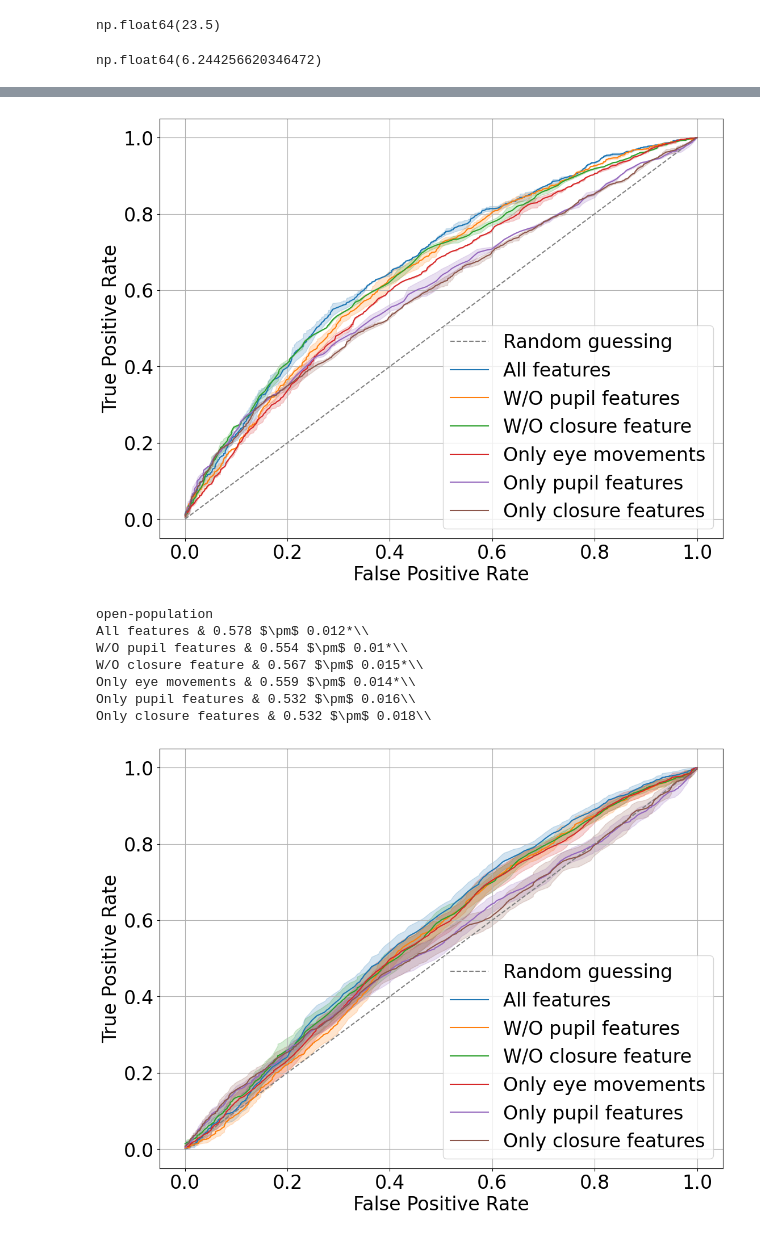
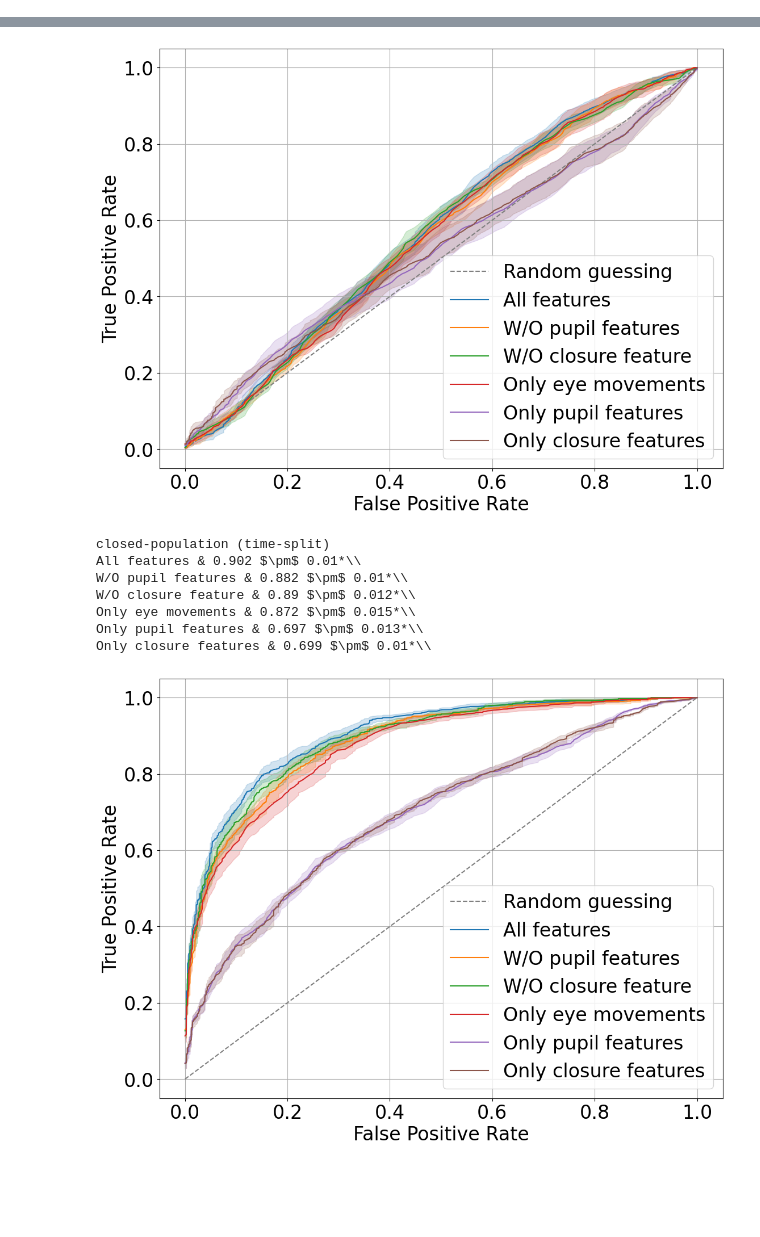
Before and after one commit to aeye-lab/etra-potsdam-binge-pvt, a Jupyter notebook: plot_results_pupilcore.ipynb, the cells around one changed output, grey strips where cells are left out. Saved outputs shown, nothing was run; the diff lists cells and outputs as text; code cells hidden in the pictures; blank space fills up the shorter version.

```diff
--- a/plot_results_pupilcore.ipynb
+++ b/plot_results_pupilcore.ipynb
@@ -120,12 +17,9 @@ result_dir = 'results/'
 plot_dir = 'plots/'
 data_dir = 'data/'
 window_size = 60000
-window_sizes = [10000, 30000, 60000, 120000]
 stride = window_size
 detection_method = 'idt'
-detection_methods = ['idt','ivt', 'microsaccades']
 bac_threshold = 0.0
-bac_thresholds = [0.0, 0.01, 0.02, 0.03]
 data_source = 'pupilcore'
 feature_sets = ['all', 'pupil', 'closure', 'onlyvel', 'onlypupil', 'onlyclosure']
 feature_set_names = ['All features', 'W/O pupil features', 'W/O closure feature', 'Only eye movements', 'Only pupil features', 'Only closure features']
@@ -136,10 +30,10 @@ my_pal = {'All features':'#1f77b4',
           'Only eye movements':'#d62728',
           'Only pupil features':'#9467bd',
           'Only closure features':'#8c564b'}
-group_variables = [ 'trial-time', 'trial', 'subject',]# 'random',]
-group_variable_names = ['closed-population (time-split)', 'closed-population (trial-split)', 'open-population',]# 'random',]
+group_variables = ['trial', 'subject', 'trial-time']
+group_variable_names = ['closed-population (trial-split)', 'open-population', 'closed-population (time-split)']
 decimals = 3
-use_metric = 'aucs_instance'#'aucs_subject' # 'aucs_instance'
+use_metric = 'aucs_instance'#'aucs_subject'
 if use_metric == 'aucs_instance':
     fpr = 'fpr_instance'
     tpr = 'tpr_instance'
@@ -189,6 +42,0 @@ if False:
-# %%
-detection_string = get_detection_method_string(detection_method)
-cur_load_path = data_dir + '/' + detection_string + '_' + data_source + '_' +\
-                'window_' + str(window_size) + '_' +\
-                'stride_' + str(stride) + '.joblib'
-data = joblib.load(cur_load_path)
@@ -251,20 +42,0 @@ shape: (55, 11)
-# %%
-subjects = np.array(data_df['subject'])
-u_subjects = list(np.unique(subjects))
-gender = []
-age = []
-for i in range(len(u_subjects)):
-    cur_sub = u_subjects[i]
-    filter_data = basics.filter(pl.col('subject_id') == cur_sub)
-    #if filter_data.shape[0] == 0:
-    #    pass
-    try:
-        cur_age = np.float32(filter_data['age'][0])
-    except:
-        cur_age = np.nan
-    age.append(cur_age)
-    try:
-        cur_gender = str(filter_data['gender'][0])
-    except:
-        cur_gender = np.nan
-    gender.append(cur_gender)
@@ -296,11 +43,3 @@ shape: (9, 2)
-# %%
-np.nanmean(age)
-# %% [output]
-np.float64(23.5)
-# %%
-np.nanstd(age)
-# %% [output]
-np.float64(6.244256620346472)
 # %%
 scale_factor = 2
 for i in range(len(group_variables)):
@@ -312,13 +51,13 @@ for i in range(len(group_variables)):
         cur_feature = feature_sets[j]
         cur_feature_name = feature_set_names[j]
         cur_feature_color = feature_colors[j]
-        detection_string = get_detection_method_string(detection_method)
+        detection_string = plotting.get_detection_method_string(detection_method)
         cur_load_path = result_dir + '/' + detection_string + '_' + data_source + '_' +\
                         'window_' + str(window_size) + '_' +\
                         'stride_' + str(stride) + '_' +\
                         'bac_' + str(bac_threshold) + '_' +\
                         'splitting_' + str(group_variable) + '_' +\
-                        'feature_' + str(cur_feature) + '_rf'
+                        'feature_' + str(cur_feature) + '_rf' + '_save_scores'
         joblib_path = cur_load_path + '.joblib'
         csv_path = cur_load_path + '.csv'
         cur_data = joblib.load(joblib_path)
@@ -336,7 +75,7 @@ for i in range(len(group_variables)):
         table_str = cur_feature_name + ' & ' + str(np.round(np.mean(cur_aucs), decimals)) + ' $\\pm$ ' +\
                         str(np.round(np.std(cur_aucs) / np.sqrt(len(cur_aucs)), decimals)) + cur_p_value_add_str + '\\\\'
         print(table_str)
-        avg_tpr_fpr_curve(cur_data[fpr], cur_data[tpr], cur_feature_name, plot_random=plot_random,
+        plotting.avg_tpr_fpr_curve(cur_data[fpr], cur_data[tpr], cur_feature_name, plot_random=plot_random,
                           plot_statistics=False, fontsize = 24, loc='lower right', color=cur_feature_color)
     plt.savefig(plot_dir + group_variable_name + '_' + str(data_source) + '_auc.pdf', dpi=300)
     plt.show()
@@ -359,9 +98,9 @@ Only closure features & 0.596 $\pm$ 0.001*\\
-[figure, old version]
+[figure, new version]
-open-population
-All features & 0.578 $\pm$ 0.012*\\
-W/O pupil features & 0.554 $\pm$ 0.01*\\
-W/O closure feature & 0.567 $\pm$ 0.015*\\
-Only eye movements & 0.559 $\pm$ 0.014*\\
-Only pupil features & 0.532 $\pm$ 0.016\\
-Only closure features & 0.532 $\pm$ 0.018\\
+closed-population (time-split)
+All features & 0.902 $\pm$ 0.01*\\
+W/O pupil features & 0.882 $\pm$ 0.01*\\
+W/O closure feature & 0.89 $\pm$ 0.012*\\
+Only eye movements & 0.872 $\pm$ 0.015*\\
+Only pupil features & 0.697 $\pm$ 0.013*\\
+Only closure features & 0.699 $\pm$ 0.01*\\
-[figure, old version]
+[figure, new version]
```
Also changed, not shown: parts of 15 cells of this notebook, 18 other files.
